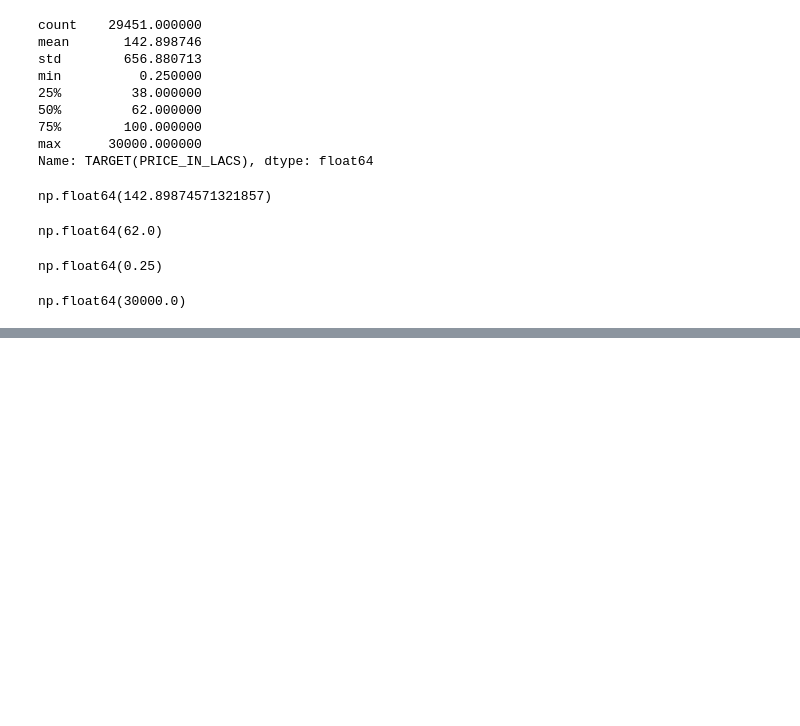
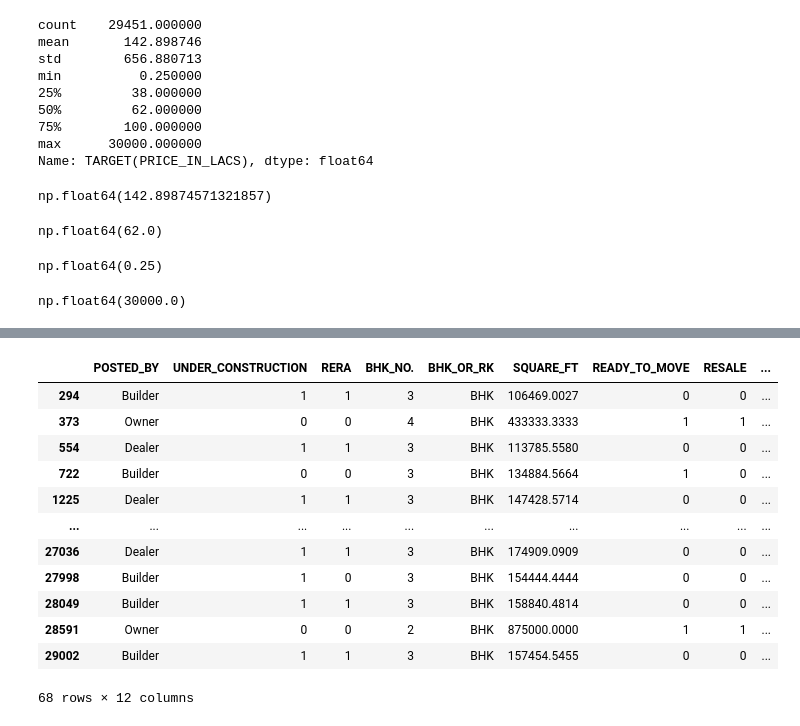
Before and after one commit to Naitikdani06/real-estate-intelligence, a Jupyter notebook: notebooks/01_data_understanding.ipynb, the cells around one changed output, grey strips where cells are left out. Saved outputs shown, nothing was run; the diff lists cells and outputs as text; code cells hidden in the pictures; blank space fills up the shorter version.

```diff
--- a/notebooks/01_data_understanding.ipynb
+++ b/notebooks/01_data_understanding.ipynb
@@ -159,0 +333,16 @@ np.float64(30000.0)
+# %%
+df[df["SQUARE_FT"] > 100000]
+# %% [output]
+|  | POSTED_BY | UNDER_CONSTRUCTION | RERA | BHK_NO. | BHK_OR_RK | SQUARE_FT | READY_TO_MOVE | RESALE | ... |
+| 294 | Builder | 1 | 1 | 3 | BHK | 106469.0027 | 0 | 0 | ... |
+| 373 | Owner | 0 | 0 | 4 | BHK | 433333.3333 | 1 | 1 | ... |
+| 554 | Dealer | 1 | 1 | 3 | BHK | 113785.5580 | 0 | 0 | ... |
+| 722 | Builder | 0 | 0 | 3 | BHK | 134884.5664 | 1 | 0 | ... |
+| 1225 | Dealer | 1 | 1 | 3 | BHK | 147428.5714 | 0 | 0 | ... |
+| ... | ... | ... | ... | ... | ... | ... | ... | ... | ... |
+| 27036 | Dealer | 1 | 1 | 3 | BHK | 174909.0909 | 0 | 0 | ... |
+| 27998 | Builder | 1 | 0 | 3 | BHK | 154444.4444 | 0 | 0 | ... |
+| 28049 | Builder | 1 | 1 | 3 | BHK | 158840.4814 | 0 | 0 | ... |
+| 28591 | Owner | 0 | 0 | 2 | BHK | 875000.0000 | 1 | 1 | ... |
+| 29002 | Builder | 1 | 1 | 3 | BHK | 157454.5455 | 0 | 0 | ... |
+68 rows × 12 columns
```
Also changed, not shown: parts of 14 cells of this notebook.
